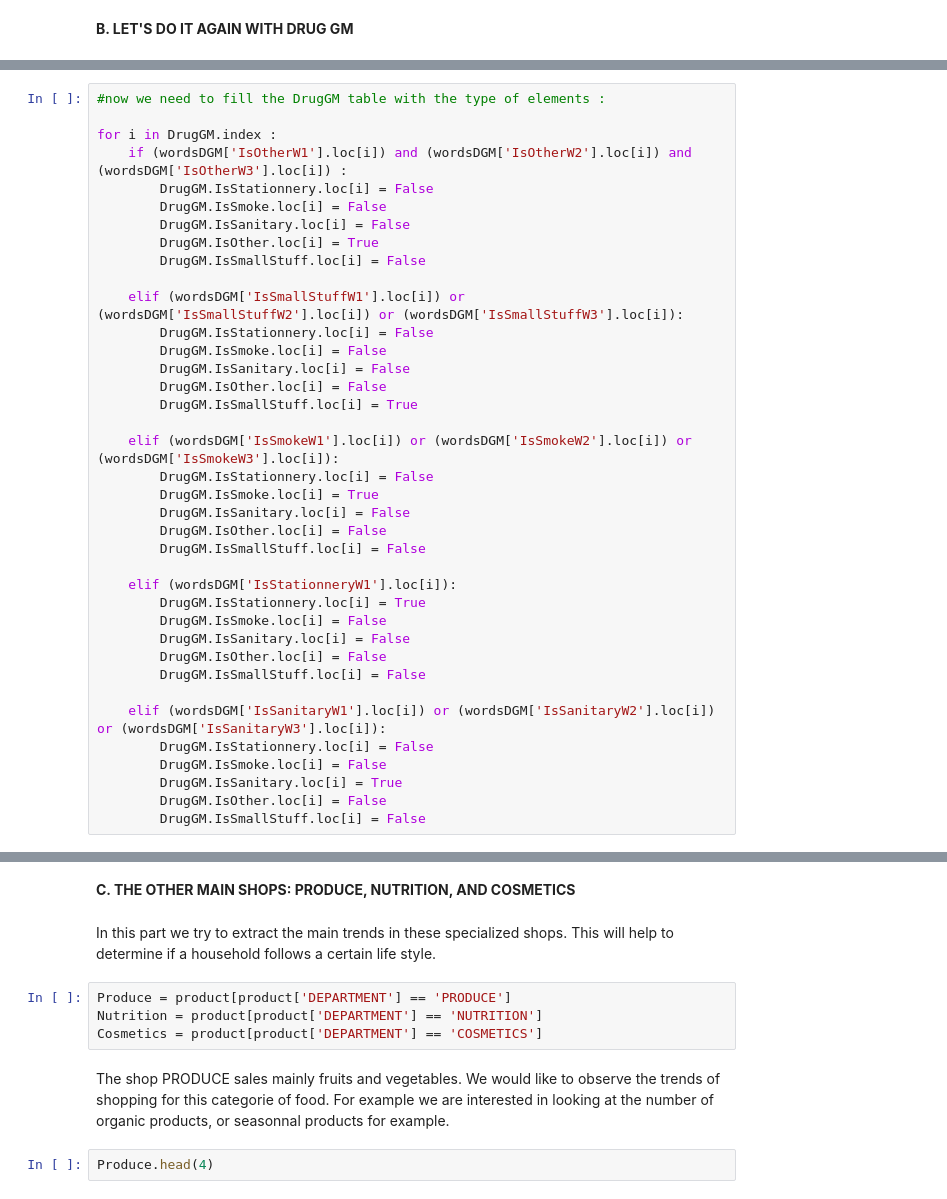
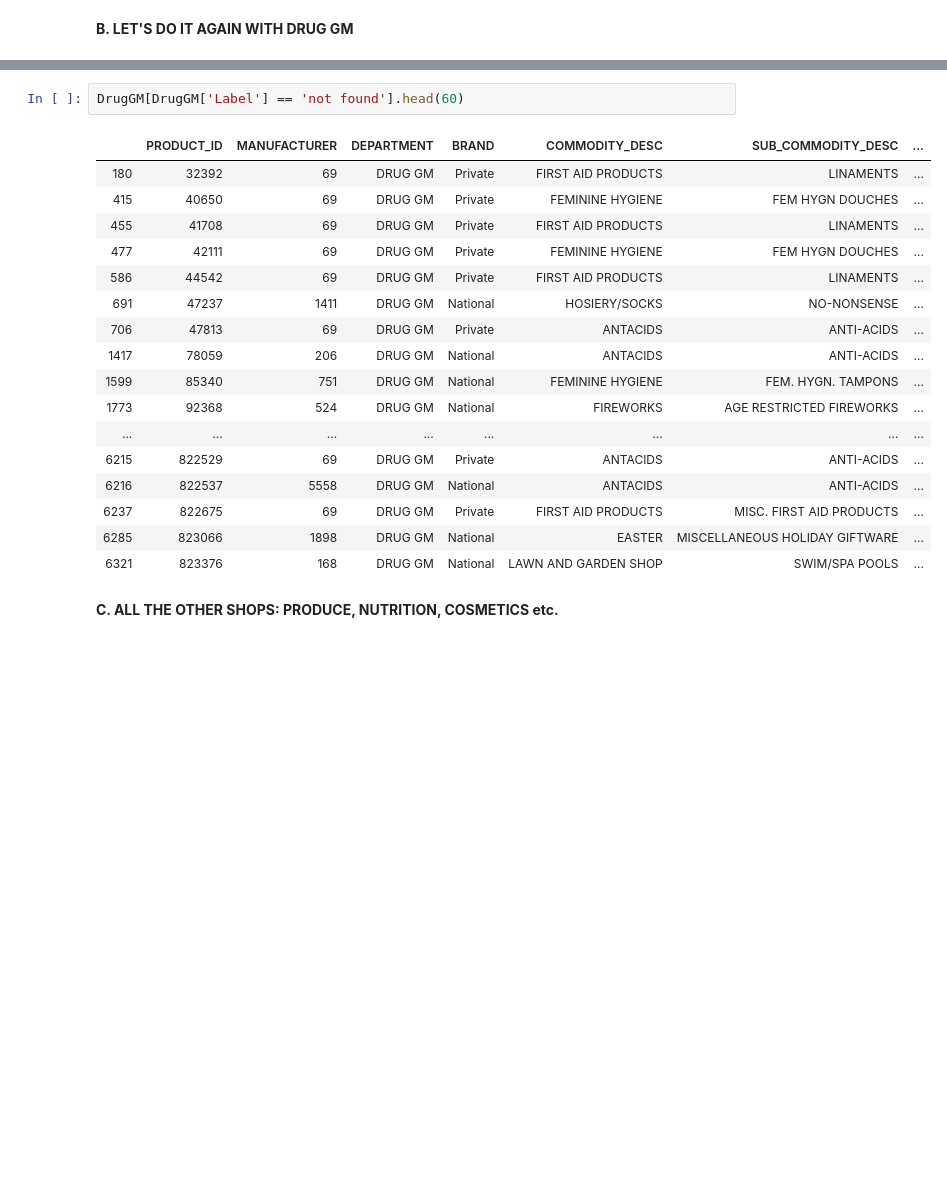
Before and after one commit to marvande/epfl-ada-2019-data-analysis, a Jupyter notebook: code/Products.ipynb, the cells around one changed output, grey strips where cells are left out. Saved outputs shown, nothing was run; the diff lists cells and outputs as text; blank space fills up the shorter version.

```diff
--- a/code/Products.ipynb
+++ b/code/Products.ipynb
@@ -481,38 +285,0 @@ for i in wordsDGM.index :
-# %%
-#now we need to fill the DrugGM table with the type of elements :
-
-for i in DrugGM.index :
-    if (wordsDGM['IsOtherW1'].loc[i]) and (wordsDGM['IsOtherW2'].loc[i]) and (wordsDGM['IsOtherW3'].loc[i]) :
-        DrugGM.IsStationnery.loc[i] = False
-        DrugGM.IsSmoke.loc[i] = False
-        DrugGM.IsSanitary.loc[i] = False
-        DrugGM.IsOther.loc[i] = True
-        DrugGM.IsSmallStuff.loc[i] = False
-
-    elif (wordsDGM['IsSmallStuffW1'].loc[i]) or (wordsDGM['IsSmallStuffW2'].loc[i]) or (wordsDGM['IsSmallStuffW3'].loc[i]):
-        DrugGM.IsStationnery.loc[i] = False
-        DrugGM.IsSmoke.loc[i] = False
-        DrugGM.IsSanitary.loc[i] = False
-        DrugGM.IsOther.loc[i] = False
-        DrugGM.IsSmallStuff.loc[i] = True
-
-    elif (wordsDGM['IsSmokeW1'].loc[i]) or (wordsDGM['IsSmokeW2'].loc[i]) or (wordsDGM['IsSmokeW3'].loc[i]):
-        DrugGM.IsStationnery.loc[i] = False
-        DrugGM.IsSmoke.loc[i] = True
-        DrugGM.IsSanitary.loc[i] = False
-        DrugGM.IsOther.loc[i] = False
-        DrugGM.IsSmallStuff.loc[i] = False
-
-    elif (wordsDGM['IsStationneryW1'].loc[i]):
-        DrugGM.IsStationnery.loc[i] = True
-        DrugGM.IsSmoke.loc[i] = False
-        DrugGM.IsSanitary.loc[i] = False
-        DrugGM.IsOther.loc[i] = False
-        DrugGM.IsSmallStuff.loc[i] = False
-
-    elif (wordsDGM['IsSanitaryW1'].loc[i]) or (wordsDGM['IsSanitaryW2'].loc[i]) or (wordsDGM['IsSanitaryW3'].loc[i]):
-        DrugGM.IsStationnery.loc[i] = False
-        DrugGM.IsSmoke.loc[i] = False
-        DrugGM.IsSanitary.loc[i] = True
-        DrugGM.IsOther.loc[i] = False
-        DrugGM.IsSmallStuff.loc[i] = False
@@ -524,12 +340,22 @@ DrugGM.groupby(DrugGM.IsSmallStuff).count()
+# %%
+DrugGM[DrugGM['Label'] == 'not found'].head(60)
+# %% [output]
+|  | PRODUCT_ID | MANUFACTURER | DEPARTMENT | BRAND | COMMODITY_DESC | SUB_COMMODITY_DESC | ... |
+| 180 | 32392 | 69 | DRUG GM | Private | FIRST AID PRODUCTS | LINAMENTS | ... |
+| 415 | 40650 | 69 | DRUG GM | Private | FEMININE HYGIENE | FEM HYGN DOUCHES | ... |
+| 455 | 41708 | 69 | DRUG GM | Private | FIRST AID PRODUCTS | LINAMENTS | ... |
+| 477 | 42111 | 69 | DRUG GM | Private | FEMININE HYGIENE | FEM HYGN DOUCHES | ... |
+| 586 | 44542 | 69 | DRUG GM | Private | FIRST AID PRODUCTS | LINAMENTS | ... |
+| 691 | 47237 | 1411 | DRUG GM | National | HOSIERY/SOCKS | NO-NONSENSE | ... |
+| 706 | 47813 | 69 | DRUG GM | Private | ANTACIDS | ANTI-ACIDS | ... |
+| 1417 | 78059 | 206 | DRUG GM | National | ANTACIDS | ANTI-ACIDS | ... |
+| 1599 | 85340 | 751 | DRUG GM | National | FEMININE HYGIENE | FEM. HYGN. TAMPONS | ... |
+| 1773 | 92368 | 524 | DRUG GM | National | FIREWORKS | AGE RESTRICTED FIREWORKS | ... |
+| ... | ... | ... | ... | ... | ... | ... | ... |
+| 6215 | 822529 | 69 | DRUG GM | Private | ANTACIDS | ANTI-ACIDS | ... |
+| 6216 | 822537 | 5558 | DRUG GM | National | ANTACIDS | ANTI-ACIDS | ... |
+| 6237 | 822675 | 69 | DRUG GM | Private | FIRST AID PRODUCTS | MISC. FIRST AID PRODUCTS | ... |
+| 6285 | 823066 | 1898 | DRUG GM | National | EASTER | MISCELLANEOUS HOLIDAY GIFTWARE | ... |
+| 6321 | 823376 | 168 | DRUG GM | National | LAWN AND GARDEN SHOP | SWIM/SPA POOLS | ... |
 # %% [markdown]
-**C. THE OTHER MAIN SHOPS: PRODUCE, NUTRITION, AND COSMETICS**
+**C. ALL THE OTHER SHOPS: PRODUCE, NUTRITION, COSMETICS etc.**
-# %% [markdown]
-In this part we try to extract the main trends in these specialized shops. This will help to determine if a household follows a certain life style.
-# %%
-Produce = product[product['DEPARTMENT'] == 'PRODUCE']
-Nutrition = product[product['DEPARTMENT'] == 'NUTRITION']
-Cosmetics = product[product['DEPARTMENT'] == 'COSMETICS']
-# %% [markdown]
-The shop PRODUCE sales mainly fruits and vegetables. We would like to observe the trends of shopping for this categorie of food. For example we are interested in looking at the number of organic products, or seasonnal products for example.
-# %%
-Produce.head(4)
```
Also changed, not shown: parts of 49 cells of this notebook.
